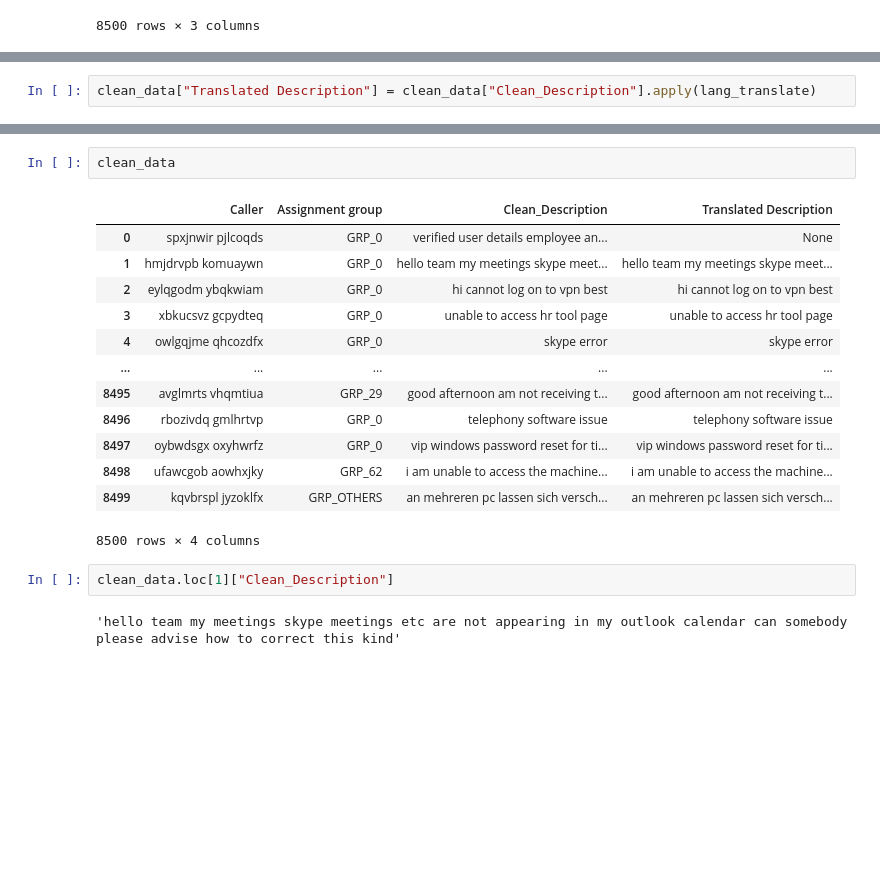
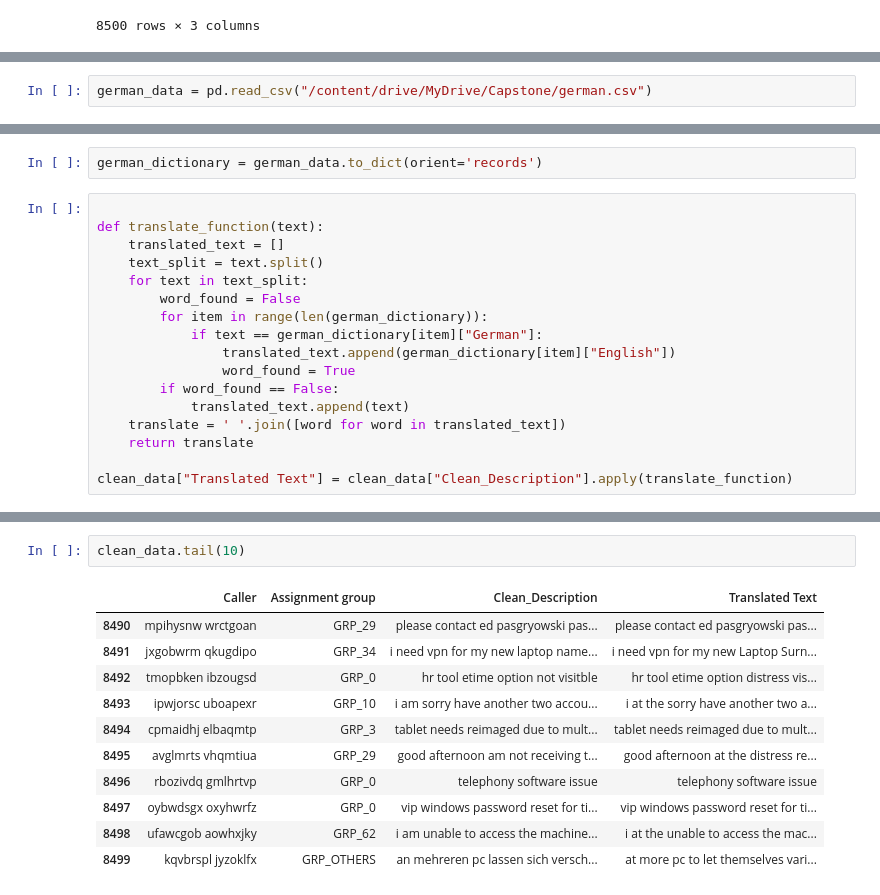
Before and after one commit to guptapawan227/Capstone_AIML, a Jupyter notebook: Capstone_NLP.ipynb, the cells around one changed output, grey strips where cells are left out. Saved outputs shown, nothing was run; the diff lists cells and outputs as text; blank space fills up the shorter version.

```diff
--- a/Capstone_NLP.ipynb
+++ b/Capstone_NLP.ipynb
@@ -230,2 +214,0 @@ def lang_translate(text_string):
-# %%
-clean_data["Translated Description"] = clean_data["Clean_Description"].apply(lang_translate)
@@ -231,0 +217,2 @@ clean_data["Translated Description"] = clean_data["Clean_Description"].apply(lan
+# %%
+german_data = pd.read_csv("/content/drive/MyDrive/Capstone/german.csv")
@@ -231,0 +235,19 @@ clean_data["Translated Description"] = clean_data["Clean_Description"].apply(lan
+# %%
+german_dictionary = german_data.to_dict(orient='records')
+# %%
+
+def translate_function(text):
+    translated_text = []
+    text_split = text.split()
+    for text in text_split:
+        word_found = False
+        for item in range(len(german_dictionary)):
+            if text == german_dictionary[item]["German"]:
+                translated_text.append(german_dictionary[item]["English"])
+                word_found = True
+        if word_found == False:
+            translated_text.append(text)
+    translate = ' '.join([word for word in translated_text])
+    return translate
+
+clean_data["Translated Text"] = clean_data["Clean_Description"].apply(translate_function)
@@ -232,20 +270,14 @@ clean_data["Translated Description"] = clean_data["Clean_Description"].apply(lan
 # %%
-clean_data
+clean_data.tail(10)
 # %% [output]
-|  | Caller | Assignment group | Clean_Description | Translated Description |
-| 0 | spxjnwir pjlcoqds | GRP_0 | verified user details employee an... | None |
-| 1 | hmjdrvpb komuaywn | GRP_0 | hello team my meetings skype meet... | hello team my meetings skype meet... |
-| 2 | eylqgodm ybqkwiam | GRP_0 | hi cannot log on to vpn best | hi cannot log on to vpn best |
-| 3 | xbkucsvz gcpydteq | GRP_0 | unable to access hr tool page | unable to access hr tool page |
-| 4 | owlgqjme qhcozdfx | GRP_0 | skype error | skype error |
-| ... | ... | ... | ... | ... |
-| 8495 | avglmrts vhqmtiua | GRP_29 | good afternoon am not receiving t... | good afternoon am not receiving t... |
+|  | Caller | Assignment group | Clean_Description | Translated Text |
+| 8490 | mpihysnw wrctgoan | GRP_29 | please contact ed pasgryowski pas... | please contact ed pasgryowski pas... |
+| 8491 | jxgobwrm qkugdipo | GRP_34 | i need vpn for my new laptop name... | i need vpn for my new Laptop Surn... |
+| 8492 | tmopbken ibzougsd | GRP_0 | hr tool etime option not visitble | hr tool etime option distress vis... |
+| 8493 | ipwjorsc uboapexr | GRP_10 | i am sorry have another two accou... | i at the sorry have another two a... |
+| 8494 | cpmaidhj elbaqmtp | GRP_3 | tablet needs reimaged due to mult... | tablet needs reimaged due to mult... |
+| 8495 | avglmrts vhqmtiua | GRP_29 | good afternoon am not receiving t... | good afternoon at the distress re... |
 | 8496 | rbozivdq gmlhrtvp | GRP_0 | telephony software issue | telephony software issue |
 | 8497 | oybwdsgx oxyhwrfz | GRP_0 | vip windows password reset for ti... | vip windows password reset for ti... |
-| 8498 | ufawcgob aowhxjky | GRP_62 | i am unable to access the machine... | i am unable to access the machine... |
-| 8499 | kqvbrspl jyzoklfx | GRP_OTHERS | an mehreren pc lassen sich versch... | an mehreren pc lassen sich versch... |
+| 8498 | ufawcgob aowhxjky | GRP_62 | i am unable to access the machine... | i at the unable to access the mac... |
+| 8499 | kqvbrspl jyzoklfx | GRP_OTHERS | an mehreren pc lassen sich versch... | at more pc to let themselves vari... |
-8500 rows × 4 columns
-# %%
-clean_data.loc[1]["Clean_Description"]
-# %% [output]
-'hello team my meetings skype meetings etc are not appearing in my outlook calendar can somebody please advise how to correct this kind'
```
Also changed, not shown: parts of 6 cells of this notebook.
